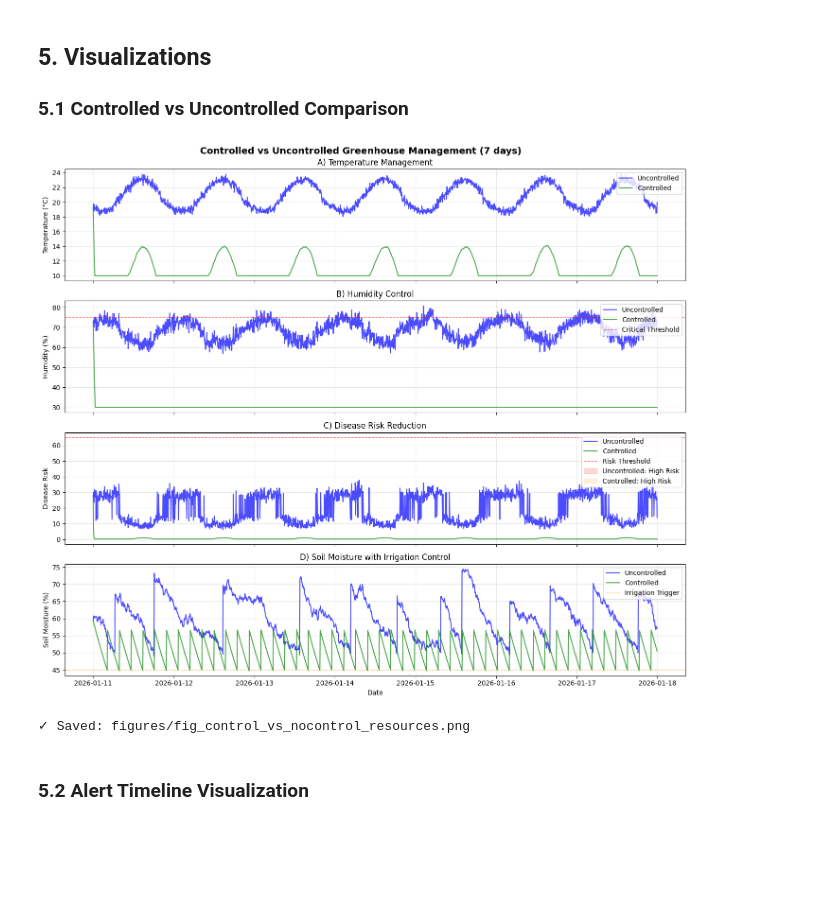
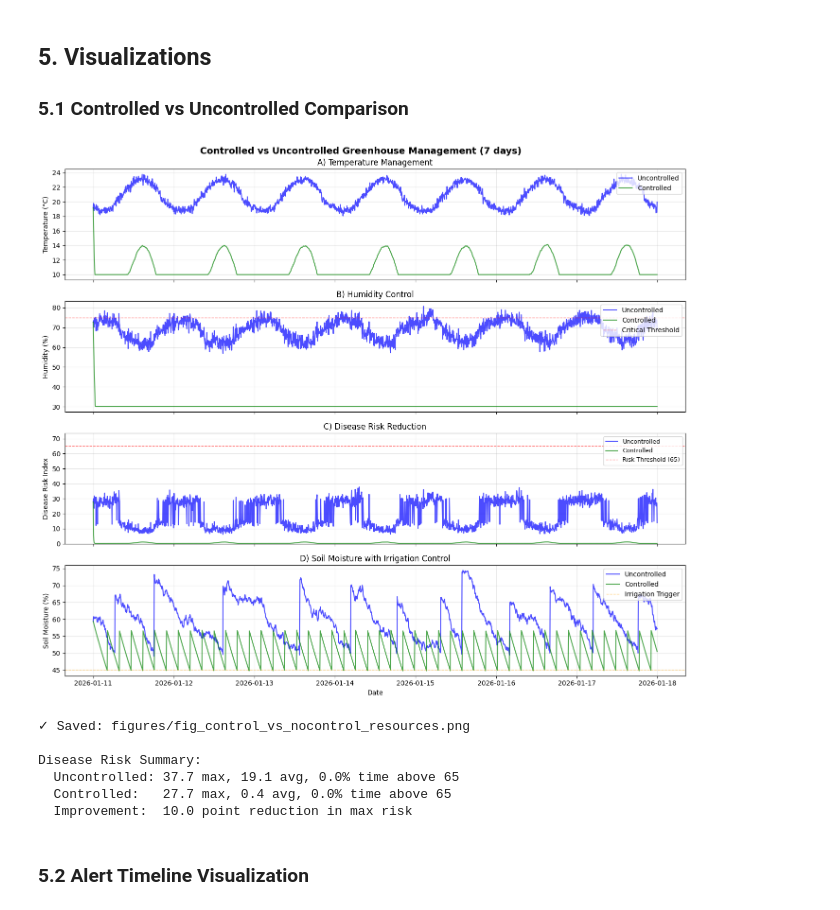
Before and after one commit to arjun-christopher/AgriTwin-GH, a Jupyter notebook: feature_demos/05_control_policy_mpc_like_actions_and_nonverbal_alerts.ipynb, the cells around one changed output. Cells and saved outputs as stored; diff of their text form; code cells hidden in the pictures; blank space fills up the shorter version.

```diff
--- a/feature_demos/05_control_policy_mpc_like_actions_and_nonverbal_alerts.ipynb
+++ b/feature_demos/05_control_policy_mpc_like_actions_and_nonverbal_alerts.ipynb
@@ -544,41 +560,67 @@ axes[0].grid(True, alpha=0.3)
 # Humidity
 axes[1].plot(time_axis, hum_unc, label='Uncontrolled', linewidth=1.5, alpha=0.7, color='blue')
 axes[1].plot(time_axis, hum_ctrl, label='Controlled', linewidth=1.5, alpha=0.7, color='green')
 axes[1].axhline(y=75, color='red', linestyle='--', linewidth=1, alpha=0.5, label='Critical Threshold')
 axes[1].set_ylabel('Humidity (%)')
 axes[1].set_title('B) Humidity Control')
 axes[1].legend(loc='upper right')
 axes[1].grid(True, alpha=0.3)
 
-# Disease Risk
+# Disease Risk - with adaptive threshold visualization
 axes[2].plot(time_axis, risk_unc, label='Uncontrolled', linewidth=1.5, alpha=0.7, color='blue')
 axes[2].plot(time_axis, risk_ctrl, label='Controlled', linewidth=1.5, alpha=0.7, color='green')
-axes[2].axhline(y=65, color='red', linestyle='--', linewidth=1, alpha=0.5, label='Risk Threshold')
-axes[2].fill_between(time_axis, 0, risk_unc, where=(risk_unc > 65), color='red', alpha=0.15, label='Uncontrolled: High Risk')
-axes[2].fill_between(time_axis, 0, risk_ctrl, where=(risk_ctrl > 65), color='orange', alpha=0.15, label='Controlled: High Risk')
-axes[2].set_ylabel('Disease Risk')
+
+# Use threshold from control policy
+risk_threshold = DISEASE_RISK_THRESHOLD
+axes[2].axhline(y=risk_threshold, color='red', linestyle='--', linewidth=1, alpha=0.5, label=f'Risk Threshold ({risk_threshold})')
+
+# Calculate statistics
+pct_high_risk_unc = (risk_unc > risk_threshold).mean() * 100
+pct_high_risk_ctrl = (risk_ctrl > risk_threshold).mean() * 100
+max_risk_unc = risk_unc.max()
+max_risk_ctrl = risk_ctrl.max()
+
+# High risk zones (above threshold) - only if data exceeds threshold
+if max_risk_unc > risk_threshold:
+    axes[2].fill_between(time_axis, risk_threshold, risk_unc, where=(risk_unc > risk_threshold),
+                         color='red', alpha=0.2, label=f'Uncontrolled: High Risk')
+if max_risk_ctrl > risk_threshold:
+    axes[2].fill_between(time_axis, risk_threshold, risk_ctrl, where=(risk_ctrl > risk_threshold),
+                         color='orange', alpha=0.2, label=f'Controlled: High Risk')
+
+axes[2].set_ylabel('Disease Risk Index')
 axes[2].set_title('C) Disease Risk Reduction')
-axes[2].legend(loc='upper right')
+axes[2].legend(loc='upper right', fontsize=9)
 axes[2].grid(True, alpha=0.3)
+axes[2].set_ylim(0, max(risk_unc.max(), risk_ctrl.max(), risk_threshold + 5) * 1.05)
 
 # Soil Moisture
 axes[3].plot(time_axis, soil_unc, label='Uncontrolled', linewidth=1.5, alpha=0.7, color='blue')
 axes[3].plot(time_axis, soil_ctrl, label='Controlled', linewidth=1.5, alpha=0.7, color='green')
 axes[3].axhline(y=45, color='orange', linestyle='--', linewidth=1, alpha=0.5, label='Irrigation Trigger')
 axes[3].set_ylabel('Soil Moisture (%)')
 axes[3].set_xlabel('Date')
 axes[3].set_title('D) Soil Moisture with Irrigation Control')
 axes[3].legend(loc='upper right')
 axes[3].grid(True, alpha=0.3)
 
 plt.tight_layout()
 plt.savefig(os.path.join(FIGURES_DIR, 'fig_control_vs_nocontrol_resources.png'), dpi=300, bbox_inches='tight')
 plt.show()
 
 print("✓ Saved: figures/fig_control_vs_nocontrol_resources.png")
+print(f"\nDisease Risk Summary:")
+print(f"  Uncontrolled: {max_risk_unc:.1f} max, {risk_unc.mean():.1f} avg, {pct_high_risk_unc:.1f}% time above {risk_threshold}")
+print(f"  Controlled:   {max_risk_ctrl:.1f} max, {risk_ctrl.mean():.1f} avg, {pct_high_risk_ctrl:.1f}% time above {risk_threshold}")
+print(f"  Improvement:  {max_risk_unc - max_risk_ctrl:.1f} point reduction in max risk")
 # %% [output]
-[figure, old version]
+[figure, new version]
 ✓ Saved: figures/fig_control_vs_nocontrol_resources.png
+
+Disease Risk Summary:
+  Uncontrolled: 37.7 max, 19.1 avg, 0.0% time above 65
+  Controlled:   27.7 max, 0.4 avg, 0.0% time above 65
+  Improvement:  10.0 point reduction in max risk
 # %% [markdown]
 ### 5.2 Alert Timeline Visualization
 # %%
```
Also changed, not shown: parts of 1 cell of this notebook, 5 other files.
